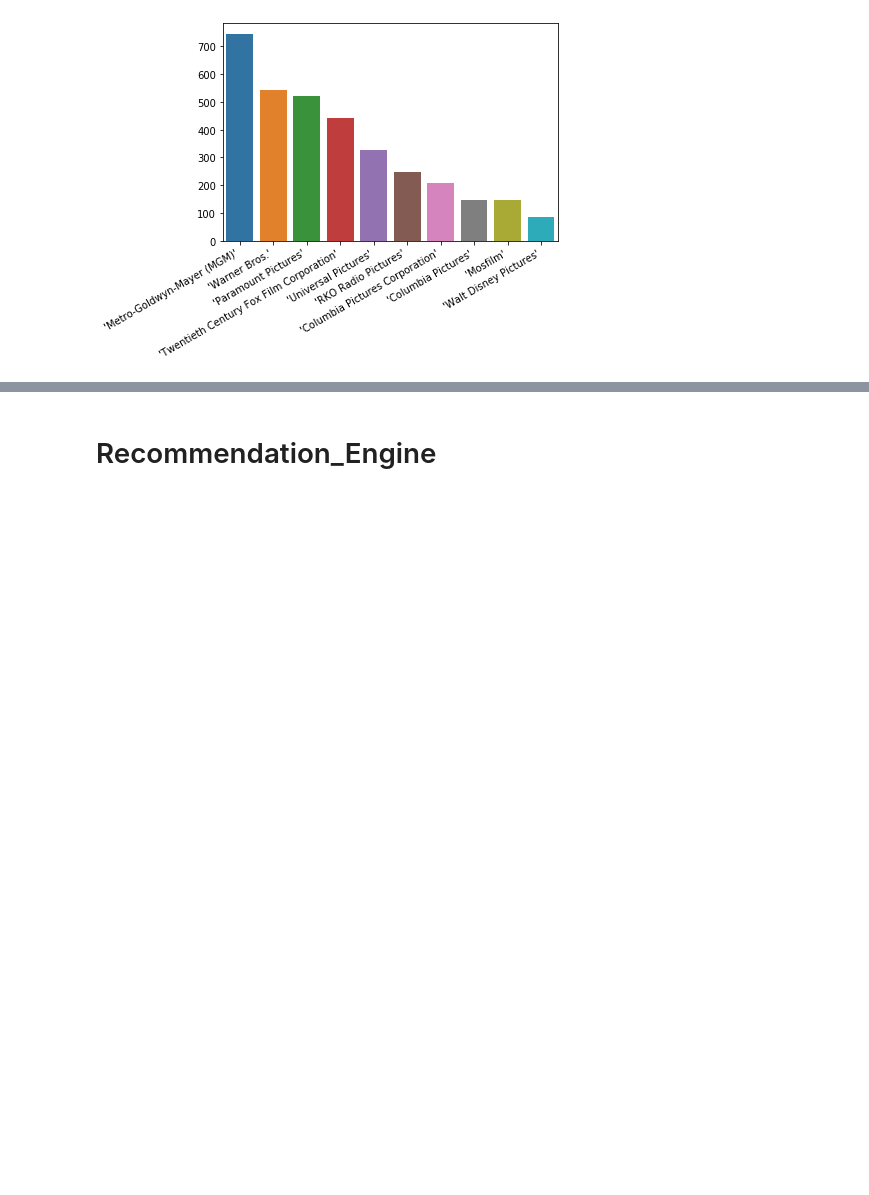
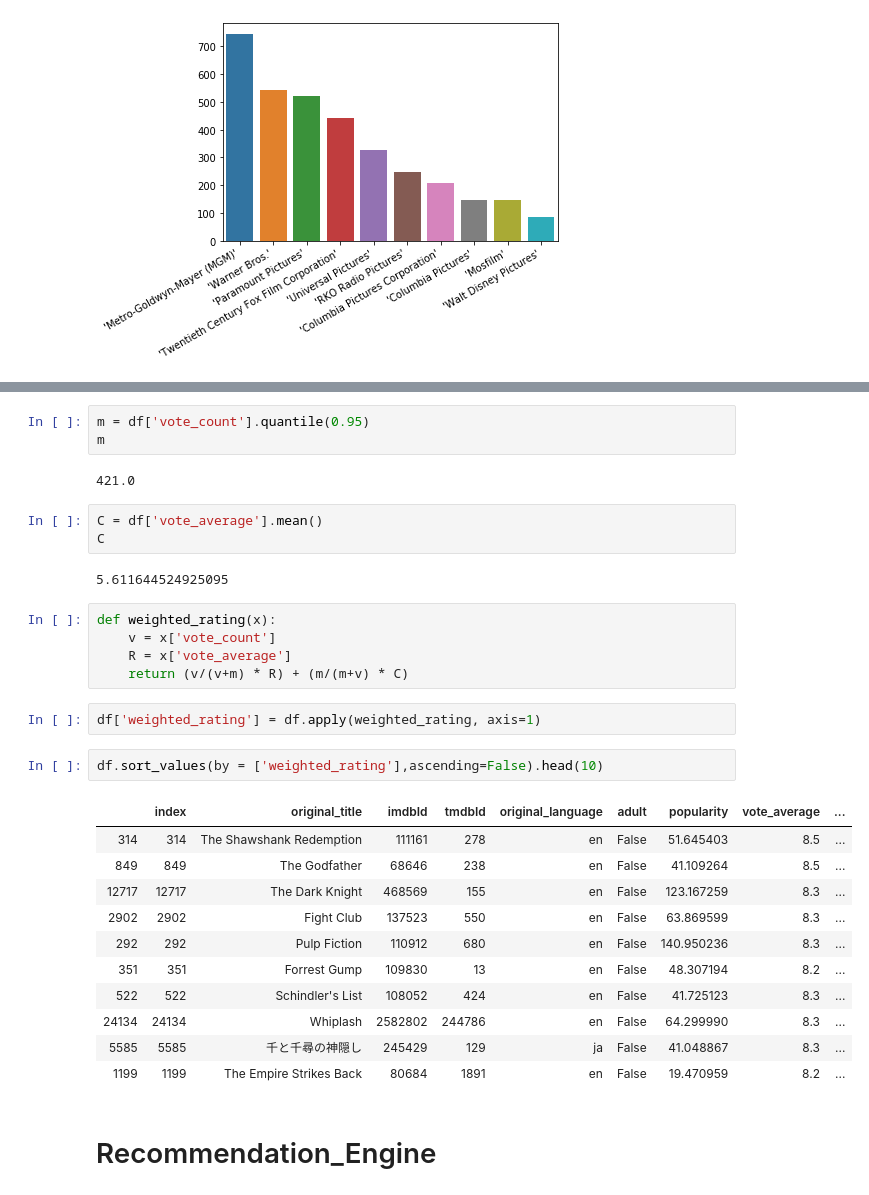
Before and after one commit to FreedomVAce/Movie_Recommendation_System, a Jupyter notebook: Movie_EDA_Recommendation_Engine.ipynb, the cells around one changed output, grey strips where cells are left out. Saved outputs shown, nothing was run; the diff lists cells and outputs as text; blank space fills up the shorter version.

```diff
--- a/Movie_EDA_Recommendation_Engine.ipynb
+++ b/Movie_EDA_Recommendation_Engine.ipynb
@@ -171,3 +214,34 @@ plt.xticks(rotation=30, ha='right')
+# %%
+m = df['vote_count'].quantile(0.95)
+m
+# %% [output]
+421.0
+# %%
+C = df['vote_average'].mean()
+C
+# %% [output]
+5.611644524925095
+# %%
+def weighted_rating(x):
+    v = x['vote_count']
+    R = x['vote_average']
+    return (v/(v+m) * R) + (m/(m+v) * C)
+# %%
+df['weighted_rating'] = df.apply(weighted_rating, axis=1)
+# %%
+df.sort_values(by = ['weighted_rating'],ascending=False).head(10)
+# %% [output]
+|  | index | original_title | imdbId | tmdbId | original_language | adult | popularity | vote_average | ... |
+| 314 | 314 | The Shawshank Redemption | 111161 | 278 | en | False | 51.645403 | 8.5 | ... |
+| 849 | 849 | The Godfather | 68646 | 238 | en | False | 41.109264 | 8.5 | ... |
+| 12717 | 12717 | The Dark Knight | 468569 | 155 | en | False | 123.167259 | 8.3 | ... |
+| 2902 | 2902 | Fight Club | 137523 | 550 | en | False | 63.869599 | 8.3 | ... |
+| 292 | 292 | Pulp Fiction | 110912 | 680 | en | False | 140.950236 | 8.3 | ... |
+| 351 | 351 | Forrest Gump | 109830 | 13 | en | False | 48.307194 | 8.2 | ... |
+| 522 | 522 | Schindler's List | 108052 | 424 | en | False | 41.725123 | 8.3 | ... |
+| 24134 | 24134 | Whiplash | 2582802 | 244786 | en | False | 64.299990 | 8.3 | ... |
+| 5585 | 5585 | 千と千尋の神隠し | 245429 | 129 | ja | False | 41.048867 | 8.3 | ... |
+| 1199 | 1199 | The Empire Strikes Back | 80684 | 1891 | en | False | 19.470959 | 8.2 | ... |
 # %% [markdown]
 # Recommendation_Engine
 # %%
```
Also changed, not shown: parts of 12 cells of this notebook.
